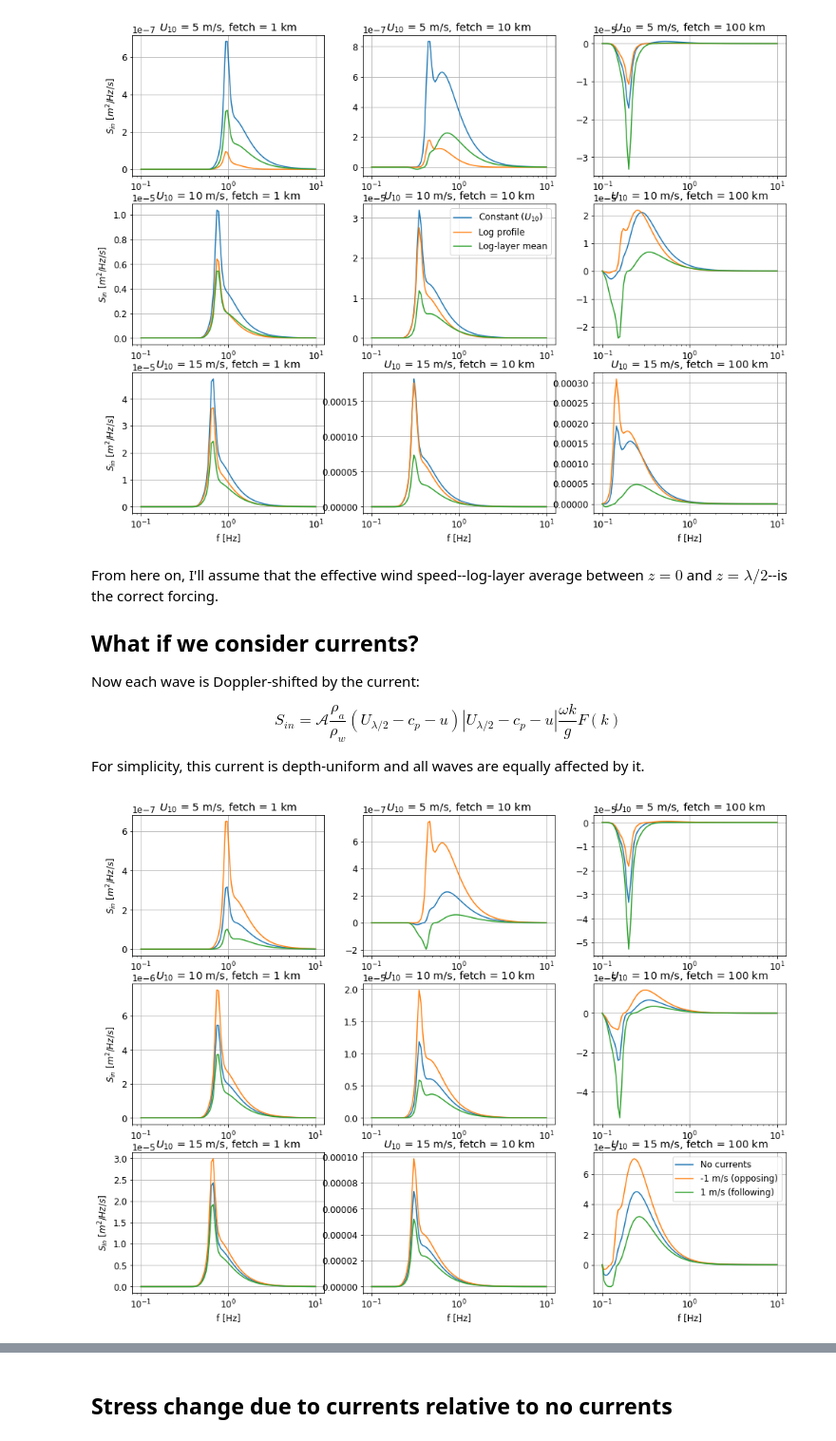
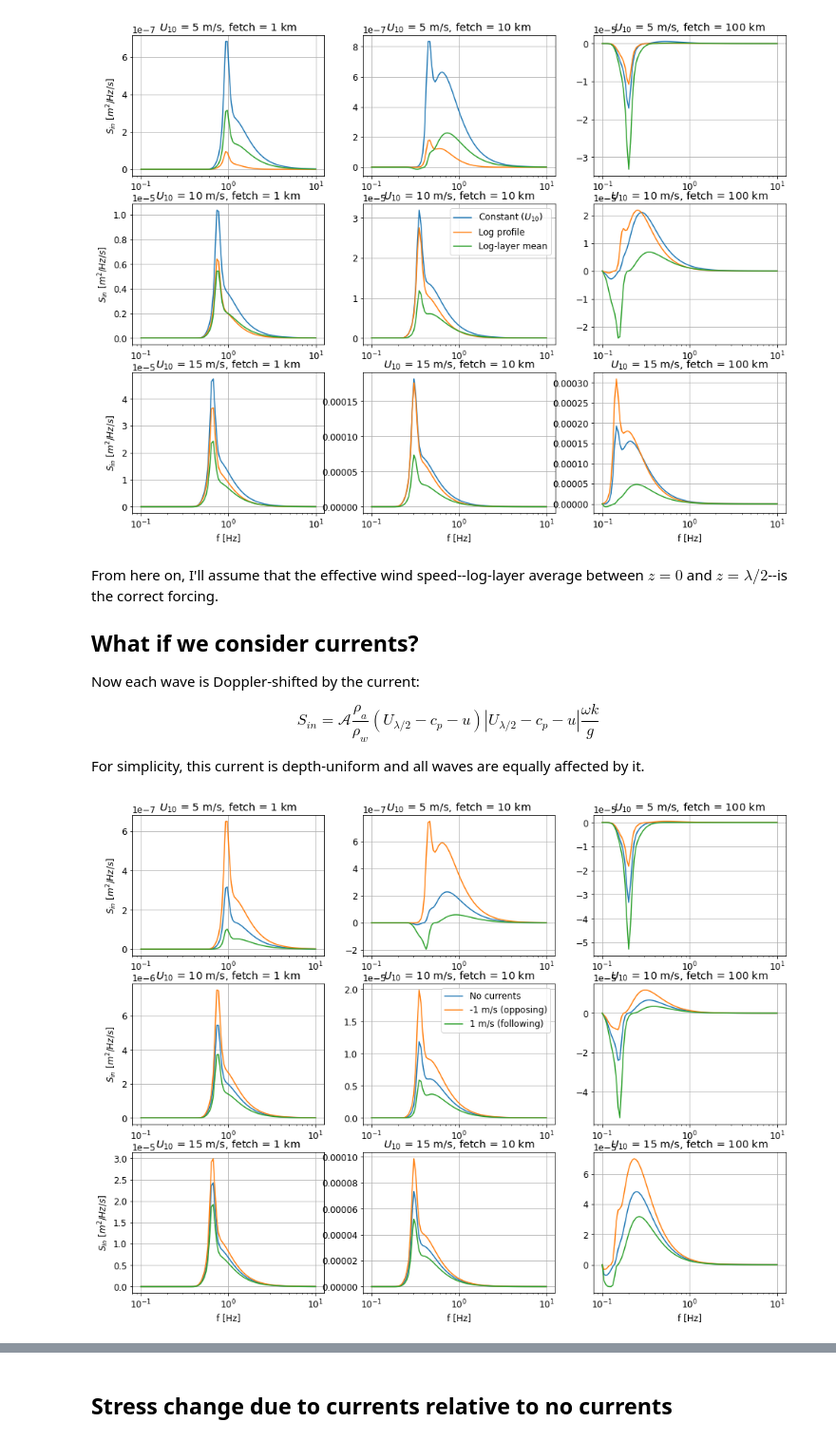
Before and after one commit to sustain-lab/stress-current-interactions, a Jupyter notebook: jonswap.ipynb, the cells around one changed output, grey strips where cells are left out. Shown at 95% size. Drawn from its saved outputs; the diff is of its cells as text; code cells hidden in the pictures.

```diff
--- a/jonswap.ipynb
+++ b/jonswap.ipynb
@@ -169,33 +168,33 @@ From here on, I'll assume that the effective wind speed--log-layer average betwe
 Now each wave is Doppler-shifted by the current:
 
 $$
-S_{in} = \mathcal{A} \dfrac{\rho_a}{\rho_w} \left( U_{\lambda/2} - c_p - u\right) \left| U_{\lambda/2} - c_p -u\right| \dfrac{\omega k}{g} F\left(k\right)
+S_{in} = \mathcal{A} \dfrac{\rho_a}{\rho_w} \left( U_{\lambda/2} - c_p - u\right) \left| U_{\lambda/2} - c_p -u\right| \dfrac{\omega k}{g}
 $$
 
 For simplicity, this current is depth-uniform and all waves are equally affected by it.
 # %%
 colors = ['tab:blue', 'tab:orange', 'tab:green']
 labels = ['No currents', '-1 m/s (opposing)', '1 m/s (following)']
 fig = plt.figure(figsize=(16, 12))
 for n, U10 in enumerate([5, 10, 15]):
     for m, fetch in enumerate([1e3, 1e4, 1e5]):
         ax = plt.subplot2grid((3, 3), (n, m))
         ax.set_title(r'$U_{10}$ = %i m/s' % U10 + ', fetch = %i km' % (fetch // 1000))
         F = jonswap(f, U10, fetch)
         Fk = wavenumber_spectrum(f, F, water_depth)
 
         U_lambda_half = effective_wind_speed(U10, wavelength / 2)
 
         for ncol, current in enumerate([0, -1, 1]):
             Sin = wind_input(U_lambda_half, f, k, Cp, current=current)
             ax.semilogx(f, Sin * Fk, label=labels[ncol])
 
         ax.grid()
         if n == 2: ax.set_xlabel('f [Hz]')
         if m == 0: ax.set_ylabel(r'$S_{in}$ [$m^2/Hz/s$]')
-        if n == 2 and m == 2: plt.legend(loc='upper right')
+        if n == 1 and m == 1: plt.legend(loc='upper right')
 # %% [output]
-[figure, old version]
+[figure, new version]
 # %% [markdown]
 ## How about the stress distribution?
 
```
Also changed, not shown: parts of 4 cells of this notebook.
